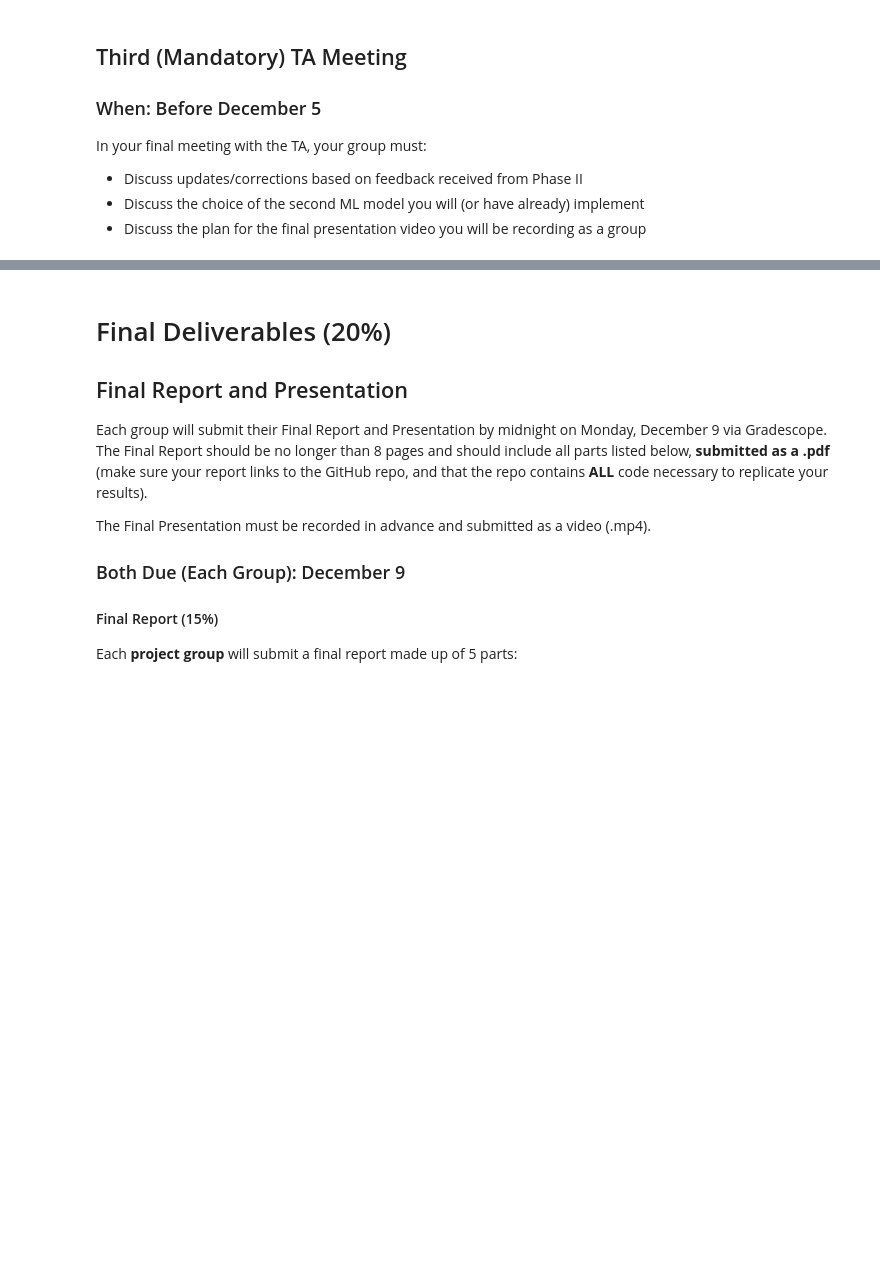
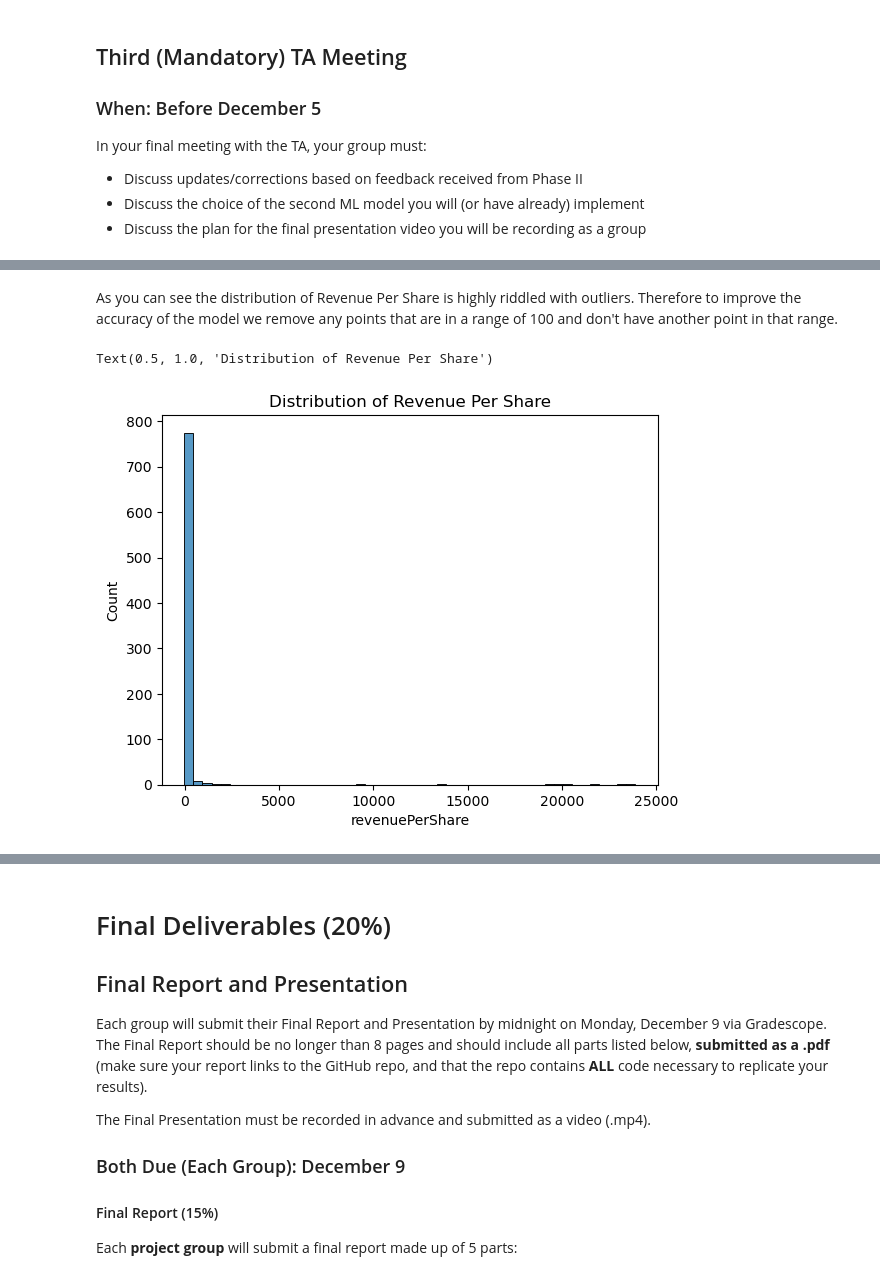
Before and after one commit to broken111/DS3000Project, a Jupyter notebook: ProjectGuidelines_Phase3.ipynb, the cells around one changed output, grey strips where cells are left out. Cells and saved outputs as stored; diff of their text form; code cells hidden in the pictures; blank space fills up the shorter version.

Commit message:
added new model and insights

```diff
--- a/ProjectGuidelines_Phase3.ipynb
+++ b/ProjectGuidelines_Phase3.ipynb
@@ -423,0 +436,19 @@ In your final meeting with the TA, your group must:
+# %%
+# Load and preprocess data
+res_df = pd.read_csv("stock_data.csv")
+
+# Clean and prepare data
+res_df = res_df.dropna()
+res_df = res_df.drop_duplicates()
+
+# Adjust calendar year
+res_df['calendarYear'] = res_df['calendarYear'] - res_df['calendarYear'].min()
+baseline_year = 2016
+
+# Process date field
+res_df['date'] = pd.to_datetime(res_df['date']).apply(lambda x: int(f"{x.year - baseline_year}{x.strftime('%m%d')}"))
+
+# Display initial data overview
+print("Dataset Shape:", res_df.shape)
+print("\nFirst few rows of the dataset:")
+display(res_df.head())
@@ -423,0 +466,11 @@ In your final meeting with the TA, your group must:
+# %% [markdown]
+As you can see the distribution of Revenue Per Share is highly riddled with outliers. Therefore to improve the accuracy of the model we remove any points that are in a range of 100 and don't have another point in that range.
+# %%
+# Convert to numeric and drop non-relevant columns
+numeric_df = res_df.select_dtypes(include=[np.number])
+numeric_df = numeric_df.drop(['calendarYear', 'date'], axis=1, errors='ignore')
+sns.histplot(numeric_df['revenuePerShare'], bins=50)
+plt.title('Distribution of Revenue Per Share')
+# %% [output]
+Text(0.5, 1.0, 'Distribution of Revenue Per Share')
+[figure, added]
```
Also changed, not shown: parts of 18 cells of this notebook, 1 other file.
